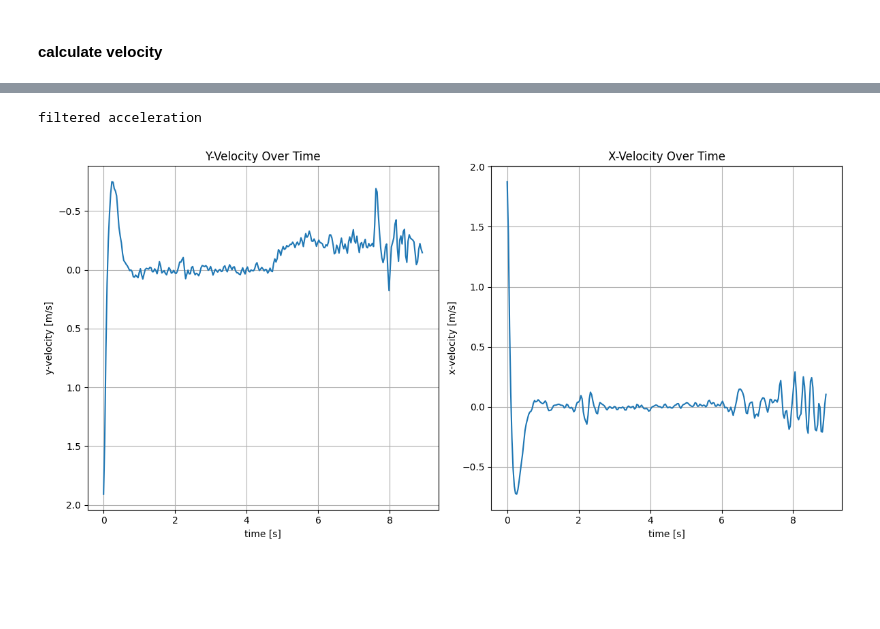
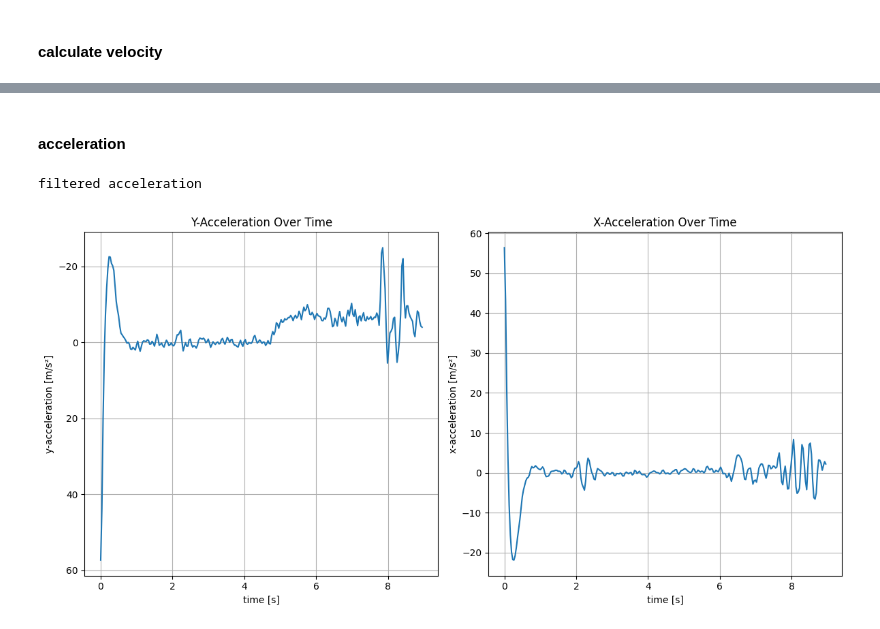
Before and after one commit to piotrdurniat/image-and-video-analysis-and-processing, a Jupyter notebook: lab8/Lab8.2_zadanie.ipynb, the cells around one changed output, grey strips where cells are left out. Saved outputs shown, nothing was run; the diff lists cells and outputs as text; code cells hidden in the pictures; blank space fills up the shorter version.

Commit message:
Fix acceleration calculations

```diff
--- a/lab8/Lab8.2_zadanie.ipynb
+++ b/lab8/Lab8.2_zadanie.ipynb
@@ -375,10 +391,19 @@ save_trajectories_to_json(trajectories)
 # %% [markdown]
 #### clean up trajectories
 # %%
-def remove_last_n_elements(trajectories, n=6):
+def remove_last_n_elements(
+    trajectories: list[NDArray[np.float32]], idxs: list[int], n: int = 6
+):
     """Remove the first n elements from each trajectory."""
-    return [trajectory[:-n] for trajectory in trajectories]
+    new_trajectories = []
+    for i, trajectory in enumerate(trajectories):
+        if i in idxs:
+            trajectory = trajectory[:-n]
+        new_trajectories.append(trajectory)
+    return new_trajectories
+
+    # return [trajectory[:-n] for trajectory in trajectories]
 # %%
-new_trajectories = remove_last_n_elements(trajectories, 6)
+new_trajectories = remove_last_n_elements(trajectories, [0, 3, 4, 5, 6], 6)
 plot_trajectories_xy(new_trajectories)
 # %% [output]
@@ -623,8 +694,6 @@ plot_trajectories_time([average_trajectory], meter_per_px, fps)
 # %% [markdown]
 #### calculate velocity
 # %%
-def calc_velocity(position: NDArray[np.float32]) -> NDArray[np.float32]:
-    dt = 1
-    velocity = np.gradient(position, dt, axis=0)
-    return velocity
+def calc_gradient_accross_time(position: NDArray[np.float32]) -> NDArray[np.float32]:
+    return np.gradient(position, 1, axis=0)
 # %%
@@ -670,7 +739,7 @@ print("filtered pos:")
 plot_trajectories_time([pos_filtered], meter_per_px, fps)
 
 # calculate velocity from filtered position
-velocity_from_filtered_pos = calc_velocity(pos_filtered)
+velocity_from_filtered_pos = calc_gradient_accross_time(pos_filtered)
 print("velocity from unfilered pos:")
 plot_velocity(velocity, meter_per_px, fps)
 print("velodity from filtered pos: ")
@@ -697,8 +766,10 @@ filtered velocity
+# %% [markdown]
+#### acceleration
 # %%
-acceleration = calc_velocity(velocity_filtered)
+acceleration = calc_gradient_accross_time(velocity_filtered)
 
 print("filtered acceleration")
-plot_velocity(acceleration, meter_per_px, fps)
+plot_acceleration(acceleration, meter_per_px, fps)
 # %% [output]
 filtered acceleration
-[figure, old version]
+[figure, new version]
```
Also changed, not shown: parts of 13 cells of this notebook, 1 other file.
